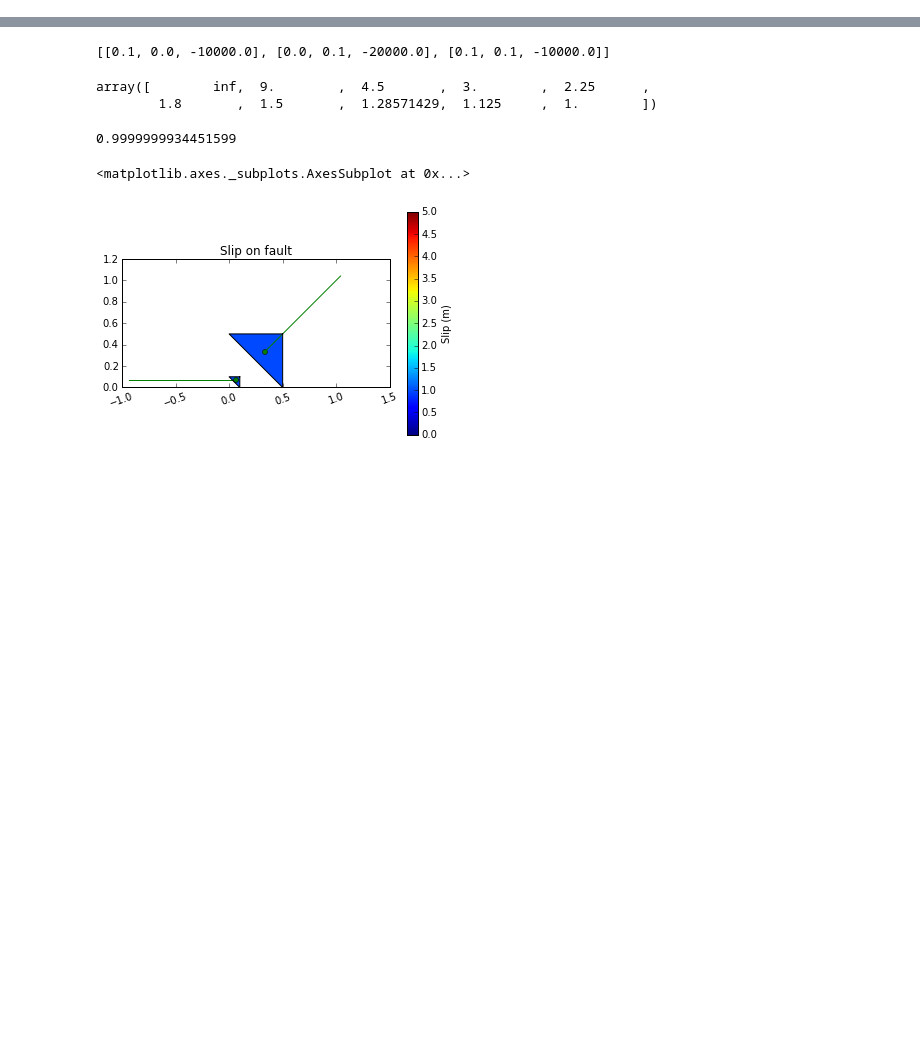
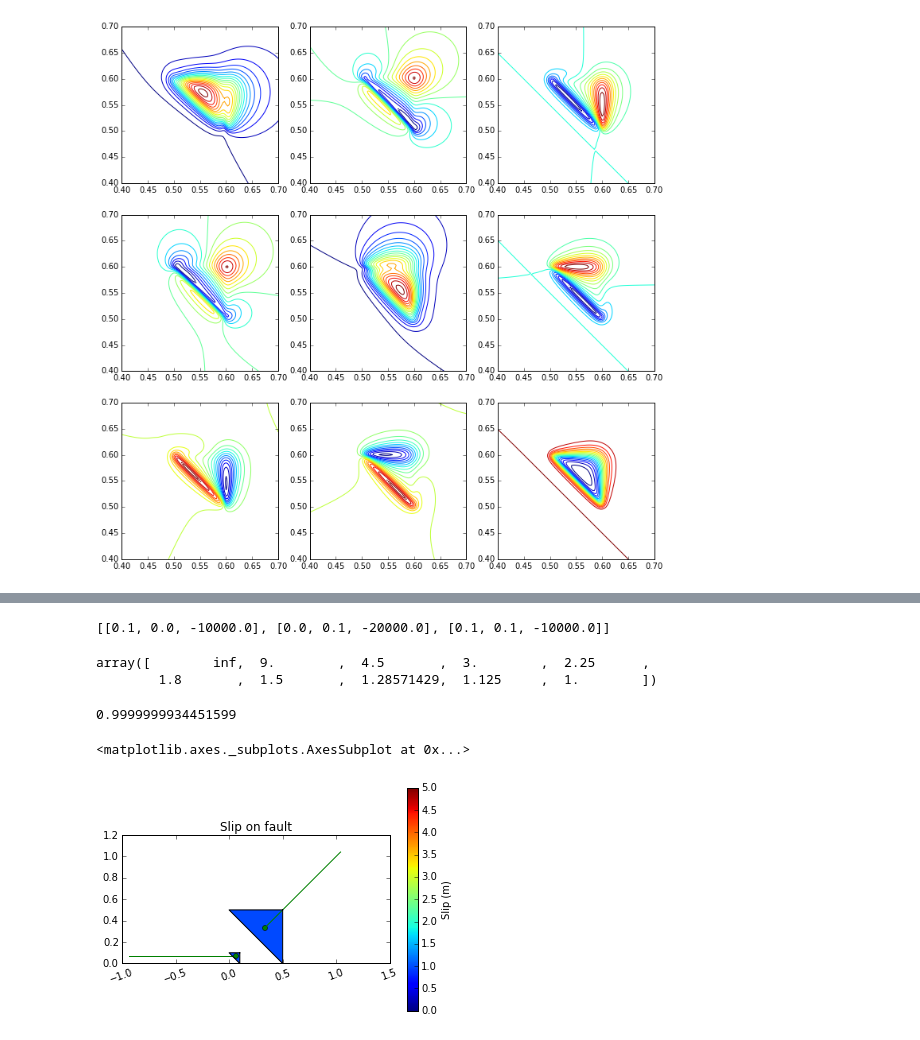
Before and after one commit to rjleveque/dtopotools_triangular_test, a Jupyter notebook: Triangular_faults_test.ipynb, the cells around one changed output, grey strips where cells are left out. Drawn from its saved outputs; the diff is of its cells as text; code cells hidden in the pictures; blank space fills up the shorter version.

```diff
--- a/Triangular_faults_test.ipynb
+++ b/Triangular_faults_test.ipynb
@@ -88 +161,18 @@ for j in range(3):
+# %%
+f,ax = pl.subplots(nrows=3,ncols=3,figsize=(12,12))
+ax[0][0].contour(X1,X2,v11,20);
+ax[0][1].contour(X1,X2,v12,20);
+ax[0][2].contour(X1,X2,-v13,20);
+ax[1][0].contour(X1,X2,v21,20);
+ax[1][1].contour(X1,X2,v22,20);
+ax[1][2].contour(X1,X2,-v23,20);
+ax[2][0].contour(X1,X2,v31,20);
+ax[2][1].contour(X1,X2,v32,20);
+ax[2][2].contour(X1,X2,-v33,20);
+
+f.savefig('dislocations_triangular.png',dpi=150)
+# pl.colorbar();
+pl.axis('equal');
+# %% [output]
+[figure, added]
 # %%
```
Also changed, not shown: parts of 9 cells of this notebook.
